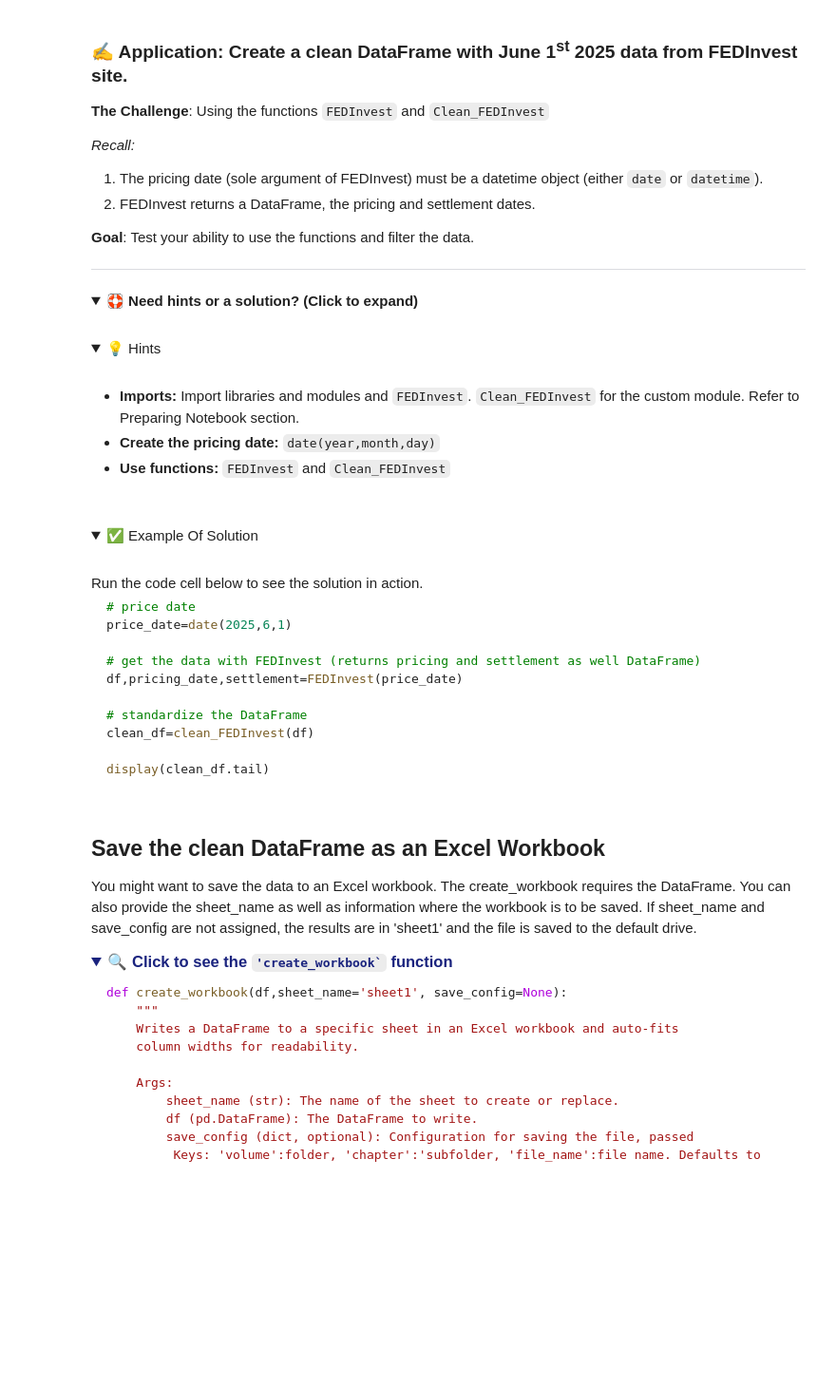
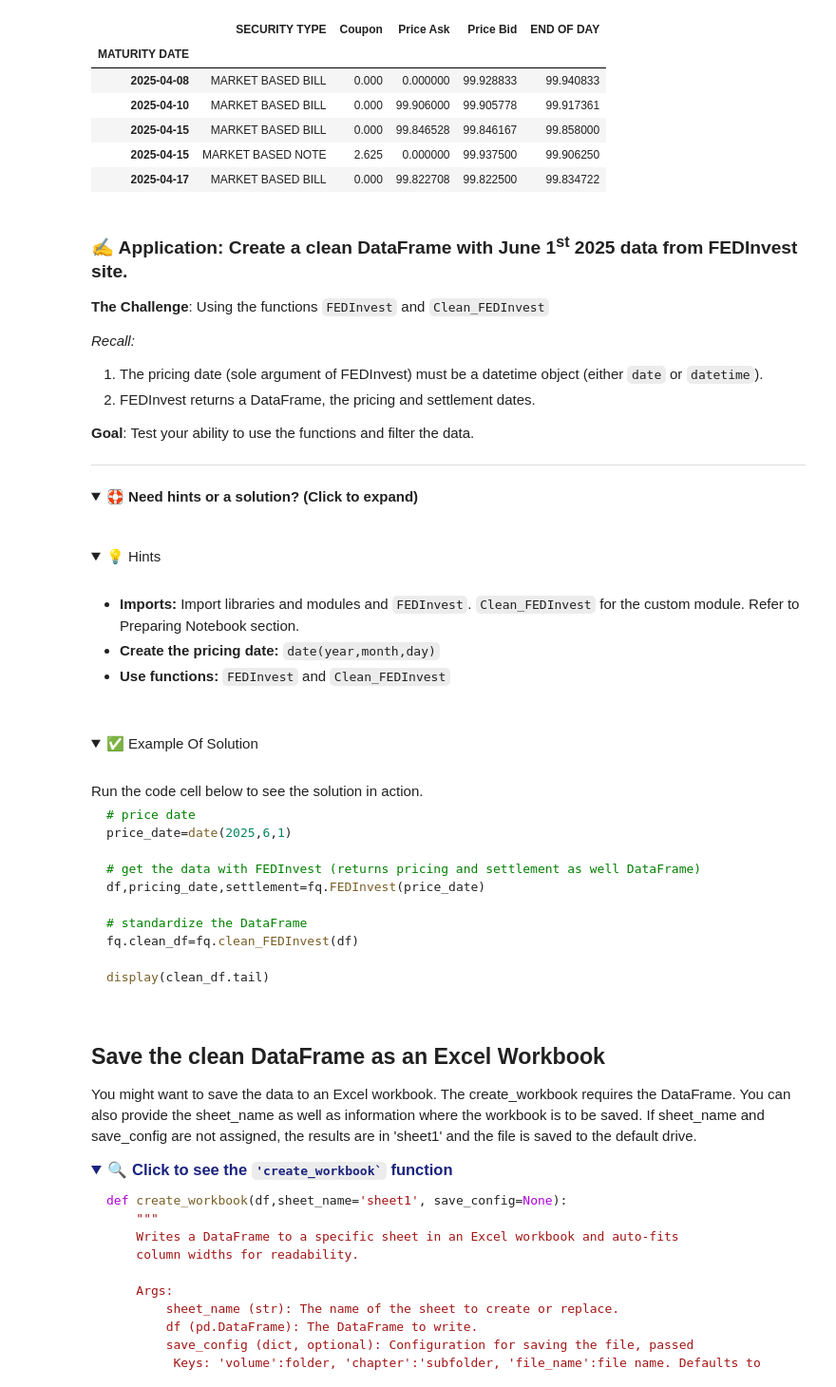
Before and after one commit to PatrickJHess/Volume-Three-Chapter-Two, a Jupyter notebook: colab/Colab_Accessing_FEDInvest_Data.ipynb, the cells around one changed output. Shown at 95% size. Saved outputs shown, nothing was run; the diff lists cells and outputs as text; code cells hidden in the pictures; folded sections open; blank space fills up the shorter version.

````diff
--- a/colab/Colab_Accessing_FEDInvest_Data.ipynb
+++ b/colab/Colab_Accessing_FEDInvest_Data.ipynb
@@ -346,12 +319,20 @@ def clean_FEDInvest(df):
 # %%
 # @title ✂️ Click show code for `clean_FEDInvest` snippets or execute
 # if you executed the previous snippet, try will work
 try:
-    clean_FEDInvest(df).head()
+    display(fq.clean_FEDInvest(df).head())
 except:
     my_date=datetime(2026,3,17)
-    df,stanp,settlement=FEDInvest(my_date)
-    clean_FEDInvest(df).head()
+    df,stanp,settlement=fq.FEDInvest(my_date)
+    display(fq.clean_FEDInvest(df).head())
+# %% [output]
+|  | SECURITY TYPE | Coupon | Price Ask | Price Bid | END OF DAY |
+| MATURITY DATE |  |  |  |  |  |
+| 2025-04-08 | MARKET BASED BILL | 0.000 | 0.000000 | 99.928833 | 99.940833 |
+| 2025-04-10 | MARKET BASED BILL | 0.000 | 99.906000 | 99.905778 | 99.917361 |
+| 2025-04-15 | MARKET BASED BILL | 0.000 | 99.846528 | 99.846167 | 99.858000 |
+| 2025-04-15 | MARKET BASED NOTE | 2.625 | 0.000000 | 99.937500 | 99.906250 |
+| 2025-04-17 | MARKET BASED BILL | 0.000 | 99.822708 | 99.822500 | 99.834722 |
 # %% [markdown]
 ### ✍️ Application: Create a clean DataFrame with June 1<sup>st</sup> 2025 data from FEDInvest site.
 
@@ -369,6 +350,7 @@ except:
 <details>
 <summary><b>🛟 Need hints or a solution? (Click to expand)</b></summary>
 <br>
+</details>
 
 <details>
 <summary>💡 Hints</summary>
@@ -382,7 +364,9 @@ except:
 </details>
 
 <details>
+
 <summary>✅ Example Of Solution</summary>
+
 <br>
 Run the code cell below to see the solution in action.
 <br>
@@ -392,14 +376,13 @@ Run the code cell below to see the solution in action.
 price_date=date(2025,6,1)
 
 # get the data with FEDInvest (returns pricing and settlement as well DataFrame)
-df,pricing_date,settlement=FEDInvest(price_date)
+df,pricing_date,settlement=fq.FEDInvest(price_date)
 
 # standardize the DataFrame
-clean_df=clean_FEDInvest(df)
+fq.clean_df=fq.clean_FEDInvest(df)
 
 display(clean_df.tail)
 ```
-
 </details>
 # %% [markdown]
 ## Save the clean DataFrame as an Excel Workbook
````
Also changed, not shown: parts of 15 cells of this notebook, 6 other files.
